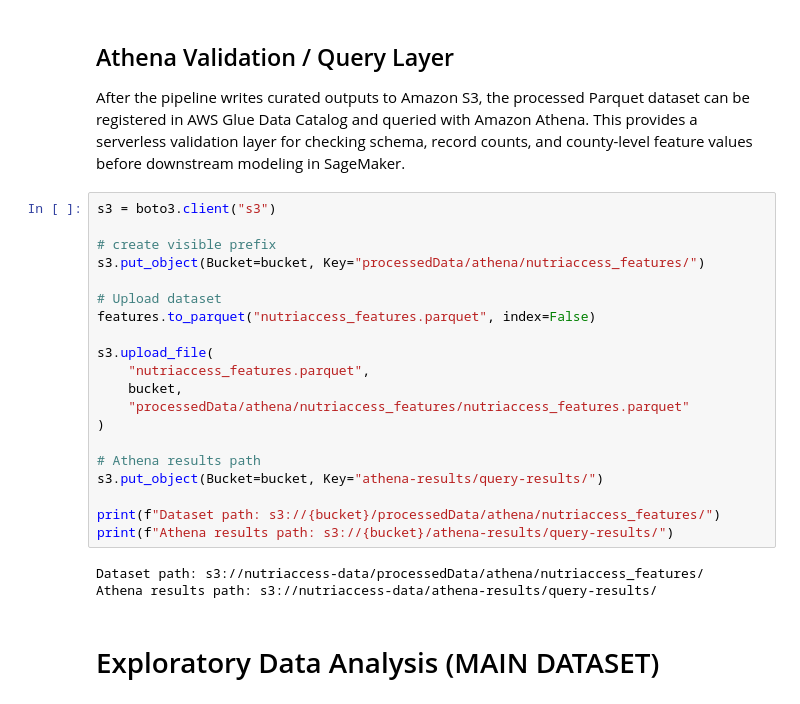
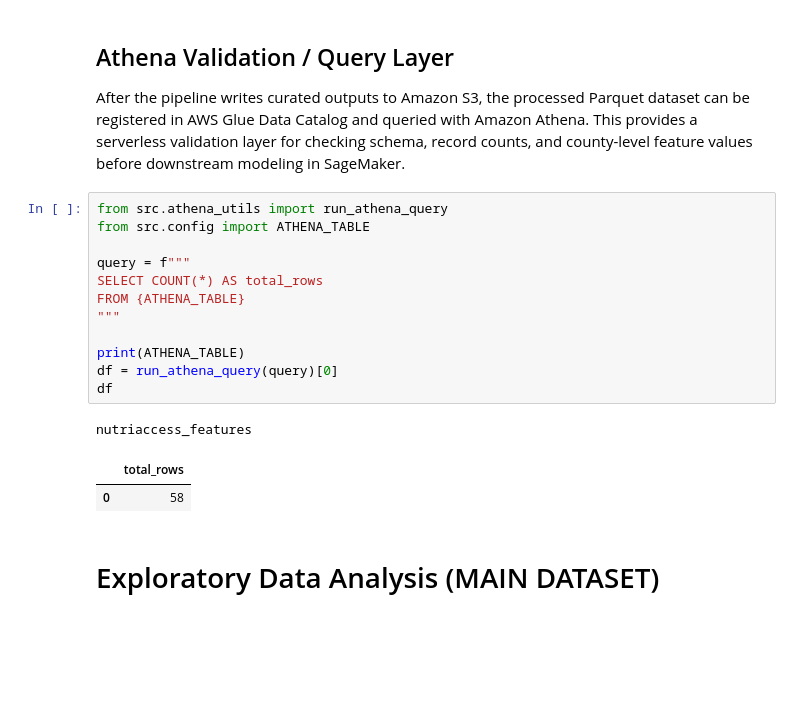
Before and after one commit to svthaker/ADS508Group3, a Jupyter notebook: NutriAccessAnalytics.ipynb, the cells around one changed output. Cells and saved outputs as stored; diff of their text form; blank space fills up the shorter version.

Commit message:
Add Athena query layer with config and notebook integration

```diff
--- a/NutriAccessAnalytics.ipynb
+++ b/NutriAccessAnalytics.ipynb
@@ -111,29 +111,22 @@ features = pd.read_parquet(
 ## Athena Validation / Query Layer
 
 After the pipeline writes curated outputs to Amazon S3, the processed Parquet dataset can be registered in AWS Glue Data Catalog and queried with Amazon Athena. This provides a serverless validation layer for checking schema, record counts, and county-level feature values before downstream modeling in SageMaker.
-# %%
-s3 = boto3.client("s3")
-
-# create visible prefix
-s3.put_object(Bucket=bucket, Key="processedData/athena/nutriaccess_features/")
-
-# Upload dataset
-features.to_parquet("nutriaccess_features.parquet", index=False)
-
-s3.upload_file(
-    "nutriaccess_features.parquet",
-    bucket,
-    "processedData/athena/nutriaccess_features/nutriaccess_features.parquet"
-)
-
-# Athena results path
-s3.put_object(Bucket=bucket, Key="athena-results/query-results/")
-
-print(f"Dataset path: s3://{bucket}/processedData/athena/nutriaccess_features/")
-print(f"Athena results path: s3://{bucket}/athena-results/query-results/")
-# %% [output]
-Dataset path: s3://nutriaccess-data/processedData/athena/nutriaccess_features/
-Athena results path: s3://nutriaccess-data/athena-results/query-results/
+# %%
+from src.athena_utils import run_athena_query
+from src.config import ATHENA_TABLE
+
+query = f"""
+SELECT COUNT(*) AS total_rows
+FROM {ATHENA_TABLE}
+"""
+
+print(ATHENA_TABLE)
+df = run_athena_query(query)[0]
+df
+# %% [output]
+nutriaccess_features
+|  | total_rows |
+| 0 | 58 |
 # %% [markdown]
 # Exploratory Data Analysis (MAIN DATASET)
 # %%
```
Also changed, not shown: parts of 1 cell of this notebook, 3 other files.
